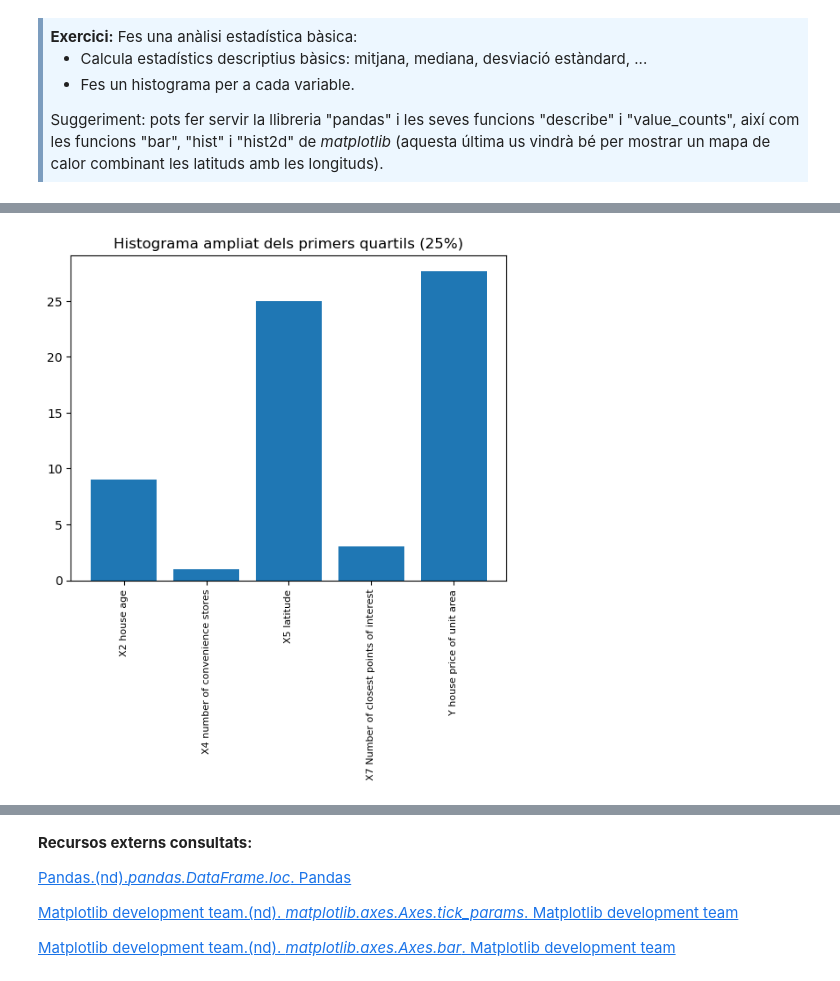
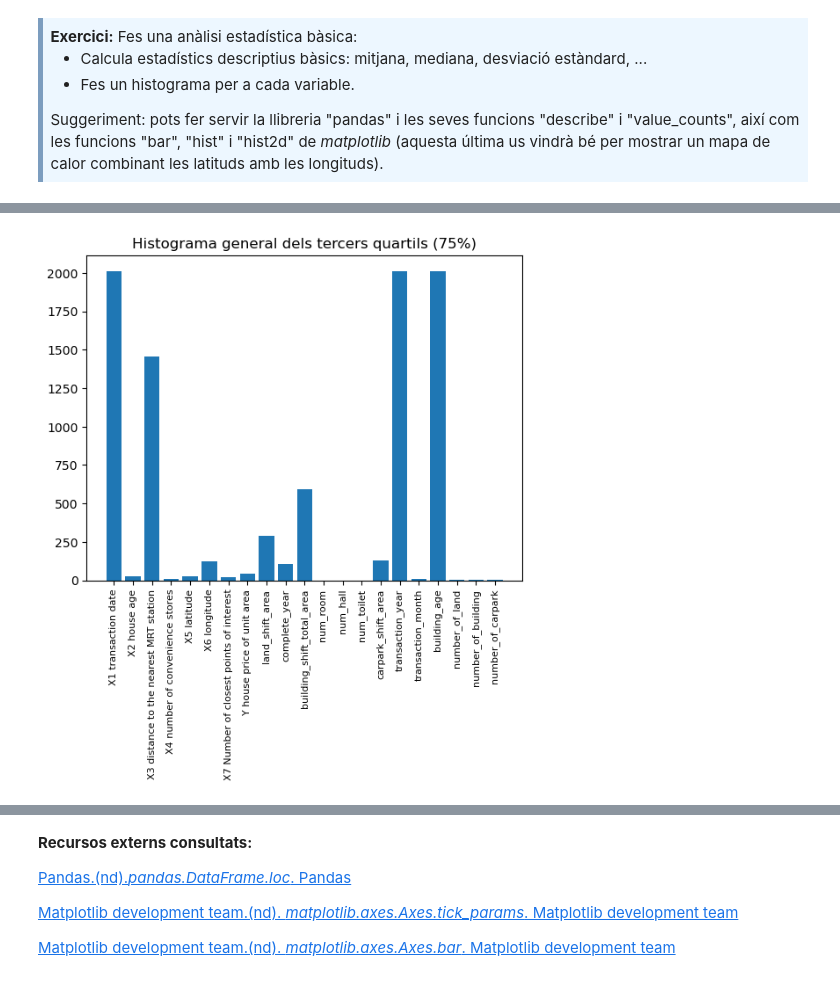
Before and after one commit to marc7666/PAC1-Aprenentatge-automatic, a Jupyter notebook: M2.991_20242_PAC1-Enunciat.ipynb, the cells around one changed output, grey strips where cells are left out. Saved outputs shown, nothing was run; the diff lists cells and outputs as text; code cells hidden in the pictures.

Commit message:
Ex6 Finished. Remains review of generalization

```diff
--- a/M2.991_20242_PAC1-Enunciat.ipynb
+++ b/M2.991_20242_PAC1-Enunciat.ipynb
@@ -198,7 +198,8 @@ Atributs descriptius:
  ['X1 transaction date', 'X2 house age', 'X3 distance to the nearest MRT station', 'X4 number of convenience stores', 'X5 latitude', 'X6 longitude']
 Nombre d'atributs descriptius:  6
 # %%
-real_estate_valuation_as_pandas = real_estate_valuation_dataset.data.original # Transformació del dataset complet a pandas
+# Transformació del dataset complet a pandas
+real_estate_valuation_as_pandas = pd.DataFrame(real_estate_valuation_dataset.data.original)
 print("Nombre de files del dataset: ", real_estate_valuation_as_pandas.size)
 # %% [output]
 Nombre de files del dataset:  3312
@@ -389,12 +368,10 @@ plt.show()
 # %%
-x_axis = np.array(["X2 house age", "X4 number of convenience stores", "X5 latitude", "X7 Number of closest points of interest",
-                   "Y house price of unit area"])
-y_axis = np.array([statistics.loc["25%"].values[2], statistics.loc["25%"].values[4], statistics.loc["25%"].values[5],
-                 statistics.loc["25%"].values[7], statistics.loc["25%"].values[8]])
+x_axis = np.array(real_estate_valuation_as_pandas.columns[1:])
+y_axis = np.array(statistics.loc["75%"].values[1:]) # Descartant els valors de "No" (No = ID)
 plt.figure()
 plt.bar(x_axis, y_axis)
 plt.tick_params(axis='x', rotation=90, labelsize=8) # Modificació eix X
-plt.title("Histograma ampliat dels primers quartils (25%)")
+plt.title("Histograma general dels tercers quartils (75%)")
 plt.show()
 # %% [output]
-[figure, old version]
+[figure, new version]
```
Also changed, not shown: parts of 43 cells of this notebook.
